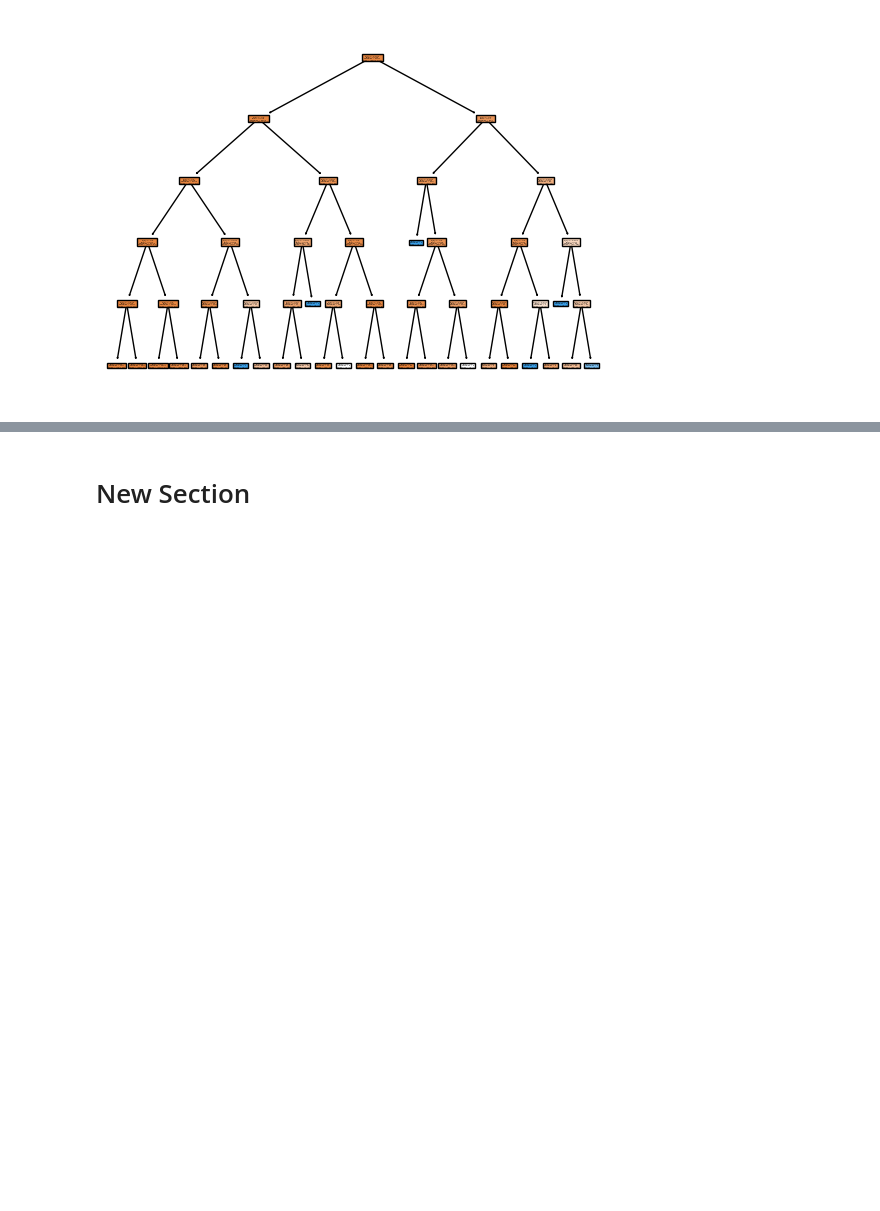
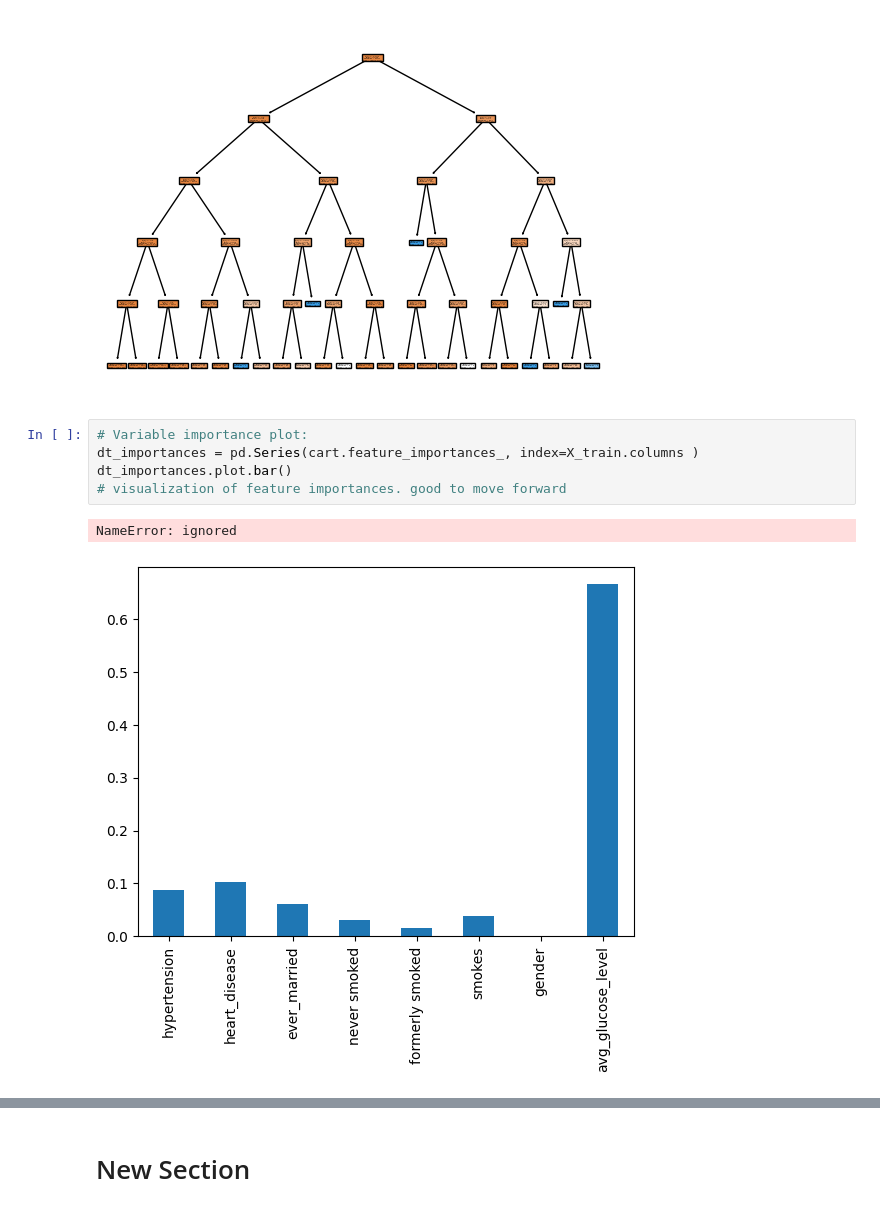
Before and after one commit to DS3001/group9, a Jupyter notebook: project_2/lab2.ipynb, the cells around one changed output, grey strips where cells are left out. Saved outputs shown, nothing was run; the diff lists cells and outputs as text; blank space fills up the shorter version.

```diff
--- a/project_2/lab2.ipynb
+++ b/project_2/lab2.ipynb
@@ -214,6 +214,14 @@ print(model.feature_importances_)
 [0.08773033 0.10172951 0.06013716 0.0305743  0.01636158 0.0377263
  0.         0.66574082]
 [figure]
+# %%
+# Variable importance plot:
+dt_importances = pd.Series(cart.feature_importances_, index=X_train.columns )
+dt_importances.plot.bar()
+# visualization of feature importances. good to move forward
+# %% [output]
+NameError: ignored
+[figure, added]
 # %%
 
 ## Make Predictions on the Test Set
```
Also changed, not shown: parts of 3 cells of this notebook.
